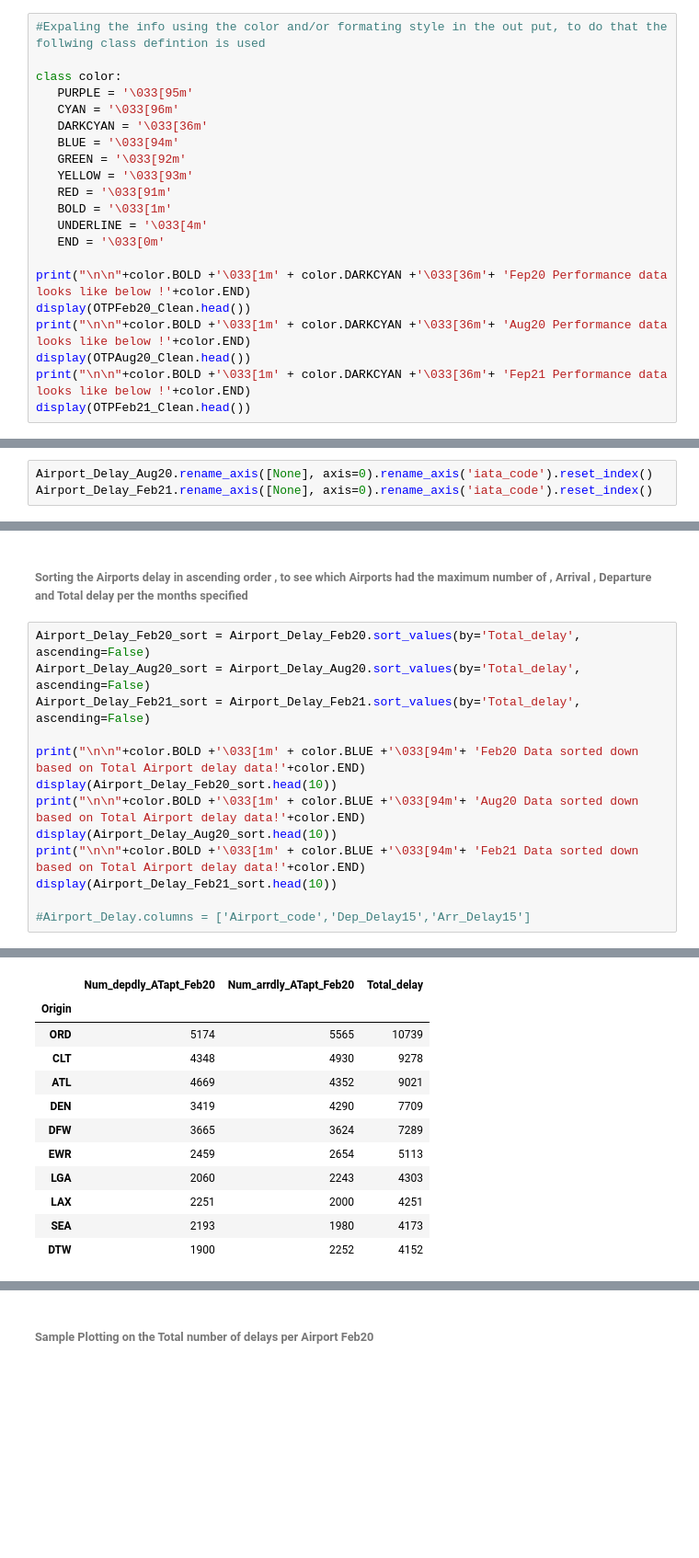
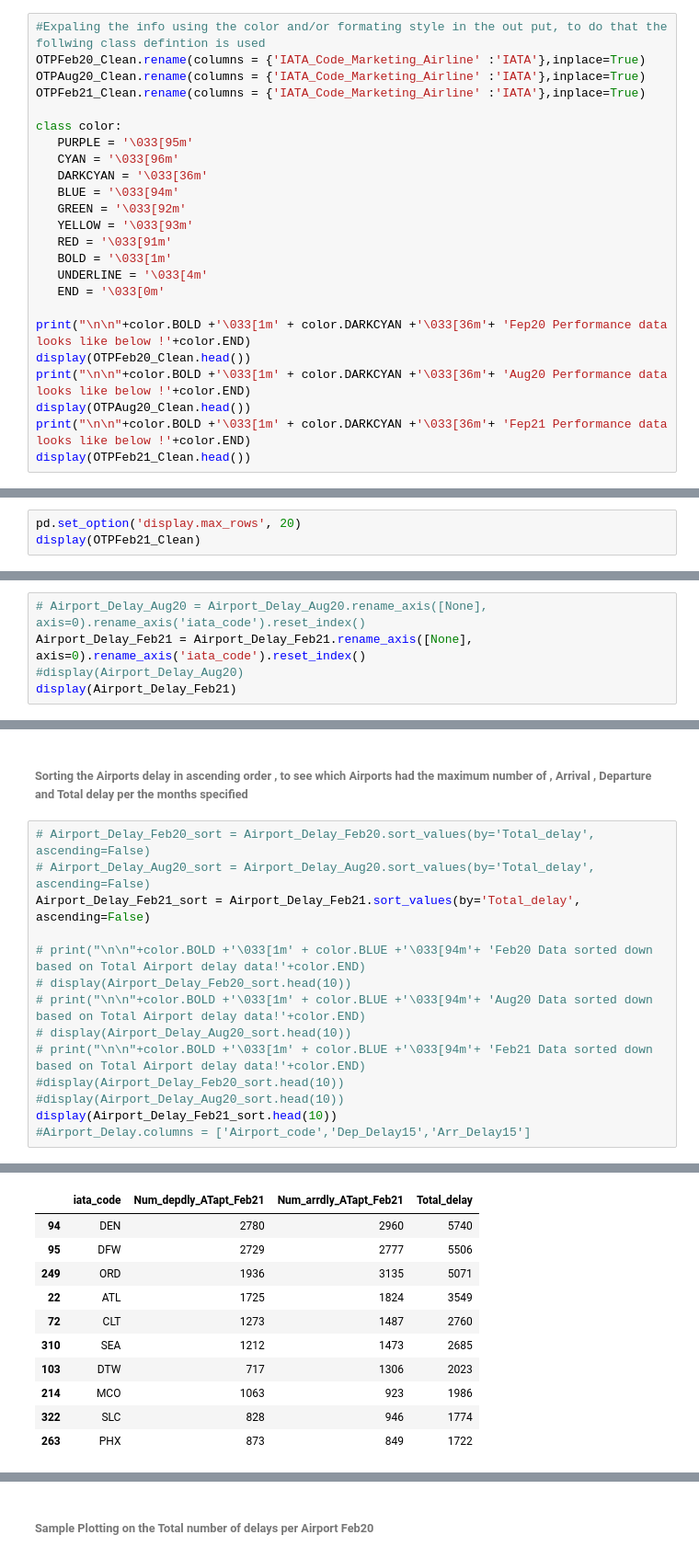
Before and after one commit to Engu12/Engu_Capstone, a Jupyter notebook: Capstone Notebook/Capstone Data Cleaning with Python.ipynb, the cells around one changed output, grey strips where cells are left out. Shown at 92% size. Saved outputs shown, nothing was run; the diff lists cells and outputs as text; blank space fills up the shorter version.

```diff
--- a/Capstone Notebook/Capstone Data Cleaning with Python.ipynb
+++ b/Capstone Notebook/Capstone Data Cleaning with Python.ipynb
@@ -139,6 +127,9 @@ pd.set_option('display.max_columns', 48)
 OTPFeb21_Clean=OTPFeb21[column]
 # %%
 #Expaling the info using the color and/or formating style in the out put, to do that the follwing class defintion is used
+OTPFeb20_Clean.rename(columns = {'IATA_Code_Marketing_Airline' :'IATA'},inplace=True)
+OTPAug20_Clean.rename(columns = {'IATA_Code_Marketing_Airline' :'IATA'},inplace=True)
+OTPFeb21_Clean.rename(columns = {'IATA_Code_Marketing_Airline' :'IATA'},inplace=True)
 
 class color:
    PURPLE = '\033[95m'
@@ -182,0 +178,3 @@ Fep21 Performance data looks like below !
+# %%
+pd.set_option('display.max_rows', 20)
+display(OTPFeb21_Clean)
@@ -347,8 +364,10 @@ Index(['Num_depdly_ATapt_Feb20', 'Num_arrdly_ATapt_Feb20', 'Total_delay'], dtype
 Airport_Delay_Aug20 = pd.DataFrame([Num_depdly_ATapt_Aug20 , Num_arrdly_ATapt_Aug20 ]).T
 Airport_Delay_Feb21 = pd.DataFrame([Num_depdly_ATapt_Feb21 , Num_arrdly_ATapt_Feb21 ]).T
 # %%
-Airport_Delay_Aug20.rename_axis([None], axis=0).rename_axis('iata_code').reset_index()
-Airport_Delay_Feb21.rename_axis([None], axis=0).rename_axis('iata_code').reset_index()
+# Airport_Delay_Aug20 = Airport_Delay_Aug20.rename_axis([None], axis=0).rename_axis('iata_code').reset_index()
+Airport_Delay_Feb21 = Airport_Delay_Feb21.rename_axis([None], axis=0).rename_axis('iata_code').reset_index()
+#display(Airport_Delay_Aug20)
+display(Airport_Delay_Feb21)
 # %% [output]
 |  | iata_code | Dep_Delay15 | Arr_Delay15 |
 | 0 | ABE | 26 | 49 |
@@ -416,16 +418,17 @@ Airport_Delay_Aug20
 # %% [markdown]
 ###### Sorting the Airports delay in ascending order , to see which Airports had the maximum number of , Arrival , Departure and Total delay per the months specified
 # %%
-Airport_Delay_Feb20_sort = Airport_Delay_Feb20.sort_values(by='Total_delay', ascending=False)
-Airport_Delay_Aug20_sort = Airport_Delay_Aug20.sort_values(by='Total_delay', ascending=False)
+# Airport_Delay_Feb20_sort = Airport_Delay_Feb20.sort_values(by='Total_delay', ascending=False)
+# Airport_Delay_Aug20_sort = Airport_Delay_Aug20.sort_values(by='Total_delay', ascending=False)
 Airport_Delay_Feb21_sort = Airport_Delay_Feb21.sort_values(by='Total_delay', ascending=False)
 
-print("\n\n"+color.BOLD +'\033[1m' + color.BLUE +'\033[94m'+ 'Feb20 Data sorted down based on Total Airport delay data!'+color.END)
-display(Airport_Delay_Feb20_sort.head(10))
-print("\n\n"+color.BOLD +'\033[1m' + color.BLUE +'\033[94m'+ 'Aug20 Data sorted down based on Total Airport delay data!'+color.END)
-display(Airport_Delay_Aug20_sort.head(10))
-print("\n\n"+color.BOLD +'\033[1m' + color.BLUE +'\033[94m'+ 'Feb21 Data sorted down based on Total Airport delay data!'+color.END)
+# print("\n\n"+color.BOLD +'\033[1m' + color.BLUE +'\033[94m'+ 'Feb20 Data sorted down based on Total Airport delay data!'+color.END)
+# display(Airport_Delay_Feb20_sort.head(10))
+# print("\n\n"+color.BOLD +'\033[1m' + color.BLUE +'\033[94m'+ 'Aug20 Data sorted down based on Total Airport delay data!'+color.END)
+# display(Airport_Delay_Aug20_sort.head(10))
+# print("\n\n"+color.BOLD +'\033[1m' + color.BLUE +'\033[94m'+ 'Feb21 Data sorted down based on Total Airport delay data!'+color.END)
+#display(Airport_Delay_Feb20_sort.head(10))
+#display(Airport_Delay_Aug20_sort.head(10))
 display(Airport_Delay_Feb21_sort.head(10))
-
 #Airport_Delay.columns = ['Airport_code','Dep_Delay15','Arr_Delay15']
 # %% [output]
@@ -433,12 +435,11 @@ Feb20 Data sorted down based on Total Airport delay data!
-|  | Num_depdly_ATapt_Feb20 | Num_arrdly_ATapt_Feb20 | Total_delay |
-| Origin |  |  |  |
-| ORD | 5174 | 5565 | 10739 |
-| CLT | 4348 | 4930 | 9278 |
-| ATL | 4669 | 4352 | 9021 |
-| DEN | 3419 | 4290 | 7709 |
-| DFW | 3665 | 3624 | 7289 |
-| EWR | 2459 | 2654 | 5113 |
-| LGA | 2060 | 2243 | 4303 |
-| LAX | 2251 | 2000 | 4251 |
-| SEA | 2193 | 1980 | 4173 |
-| DTW | 1900 | 2252 | 4152 |
+|  | iata_code | Num_depdly_ATapt_Feb21 | Num_arrdly_ATapt_Feb21 | Total_delay |
+| 94 | DEN | 2780 | 2960 | 5740 |
+| 95 | DFW | 2729 | 2777 | 5506 |
+| 249 | ORD | 1936 | 3135 | 5071 |
+| 22 | ATL | 1725 | 1824 | 3549 |
+| 72 | CLT | 1273 | 1487 | 2760 |
+| 310 | SEA | 1212 | 1473 | 2685 |
+| 103 | DTW | 717 | 1306 | 2023 |
+| 214 | MCO | 1063 | 923 | 1986 |
+| 322 | SLC | 828 | 946 | 1774 |
+| 263 | PHX | 873 | 849 | 1722 |
```
Also changed, not shown: parts of 39 cells of this notebook.
